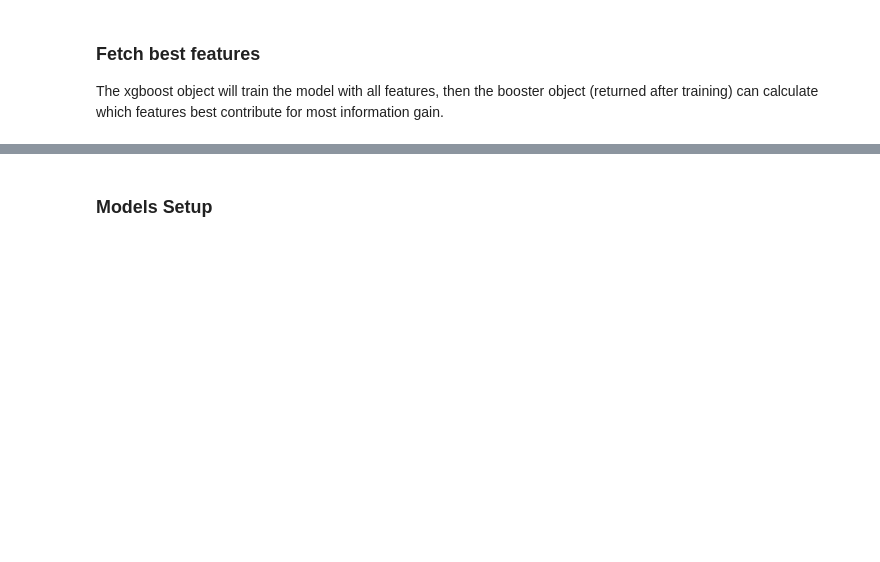
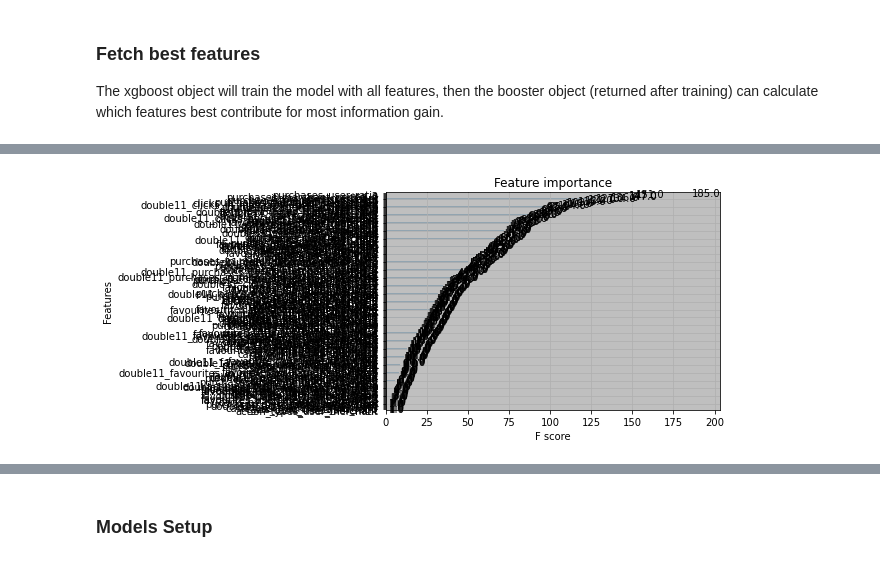
Before and after one commit to atfortes/Repeat-Buyers-Prediction, a Jupyter notebook: tmall.ipynb, the cells around one changed output, grey strips where cells are left out. Cells and saved outputs as stored; diff of their text form; code cells hidden in the pictures; blank space fills up the shorter version.

```diff
--- a/tmall.ipynb
+++ b/tmall.ipynb
@@ -185,6 +191,15 @@ df = df.merge(to_merge, on='user_id', how='left')
 ### Monthly Features
 # %% [markdown]
 Users
+# %%
+def trendline(x, y):
+    n = x.shape[1]
+    sum_x = np.sum(x)
+    sum_x_2 = np.sum(x**2)
+    sum_y = np.sum(y, axis=1)
+    u = (n * np.dot(y, x.T)) - (sum_x * sum_y).reshape(-1, 1)
+    l = np.sum(sum_x_2) - (sum_x ** 2)
+    return (u / l)
 # %%
 users_time = df_user_log.groupby(['user_id', 'time_period'])
 
@@ -306,8 +342,20 @@ df = df.merge(to_merge, on=['user_id', 'merchant_id'], how='left')
+# %%
+# user-merchants trendline
+purchase_col = [col for col in df if col.startswith('purchases_user_merchant_period') and col[-1].isdigit()]
+x = np.array([int(col[-1]) for col in purchase_col]).reshape(1, -1)
+y = df[purchase_col].to_numpy()
+df['purchase_user_merchant_trendline'] = trendline(x, y)
+
+clicks_col = [col for col in df if col.startswith('clicks_user_merchant_period') and col[-1].isdigit()]
+y = df[clicks_col].to_numpy()
+df['clicks_user_merchant_trendline'] = trendline(x, y)
+
+carts_col = [col for col in df if col.startswith('carts_user_merchant_period') and col[-1].isdigit()]
+y = df[carts_col].to_numpy()
+df['carts_user_merchant_trendline'] = trendline(x, y)
+
+favourites_col = [col for col in df if col.startswith('favourites_user_merchant_period') and col[-1].isdigit()]
+y = df[favourites_col].to_numpy()
+df['favourites_user_merchant_trendline'] = trendline(x, y)
 # %% [markdown]
 ### Double11 Features
-# %%
-to_merge = (df_user_log[df_user_log['time_stamp'] == DOUBLE11_DAY]).reset_index(drop=True)
-to_merge = to_merge[to_merge['action_type'] == 2].reset_index(drop=True).groupby('user_id').size().reset_index()
-df = df.merge(to_merge, on='user_id', how='left').rename(columns={0: 'double11_purchases'})
-
-df['double11_ratio'] = df['double11_purchases'] / df['purchases_user']
@@ -433,6 +617,7 @@ params = {
     'seed': RANDOM_SEED,
     'eval_metric': 'auc'
 }
-booster = train(params, dtrain, num_boost_round=2000, evals=watchlist, early_stopping_rounds=50, verbose_eval=False)
-best_features = pd.DataFrame(booster.get_score(importance_type='gain').items(), columns=['features', 'importance'])['features'].to_numpy()
+booster = train(params, dtrain, num_boost_round=2000, evals=watchlist, early_stopping_rounds=50, verbose_eval=True)
+best_features = pd.DataFrame(booster.get_score(importance_type='gain').items(), columns=['features', 'importance'])
+best_features = best_features.sort_values(by=['importance'], ascending=False)['features'].to_numpy()[: N_FEATURES]
 X = X[best_features]
@@ -438,0 +642,5 @@ X = X[best_features]
+# %%
+plot_importance(booster=booster)
+plt.show()
+# %% [output]
+[figure, added]
```
Also changed, not shown: parts of 25 cells of this notebook.
